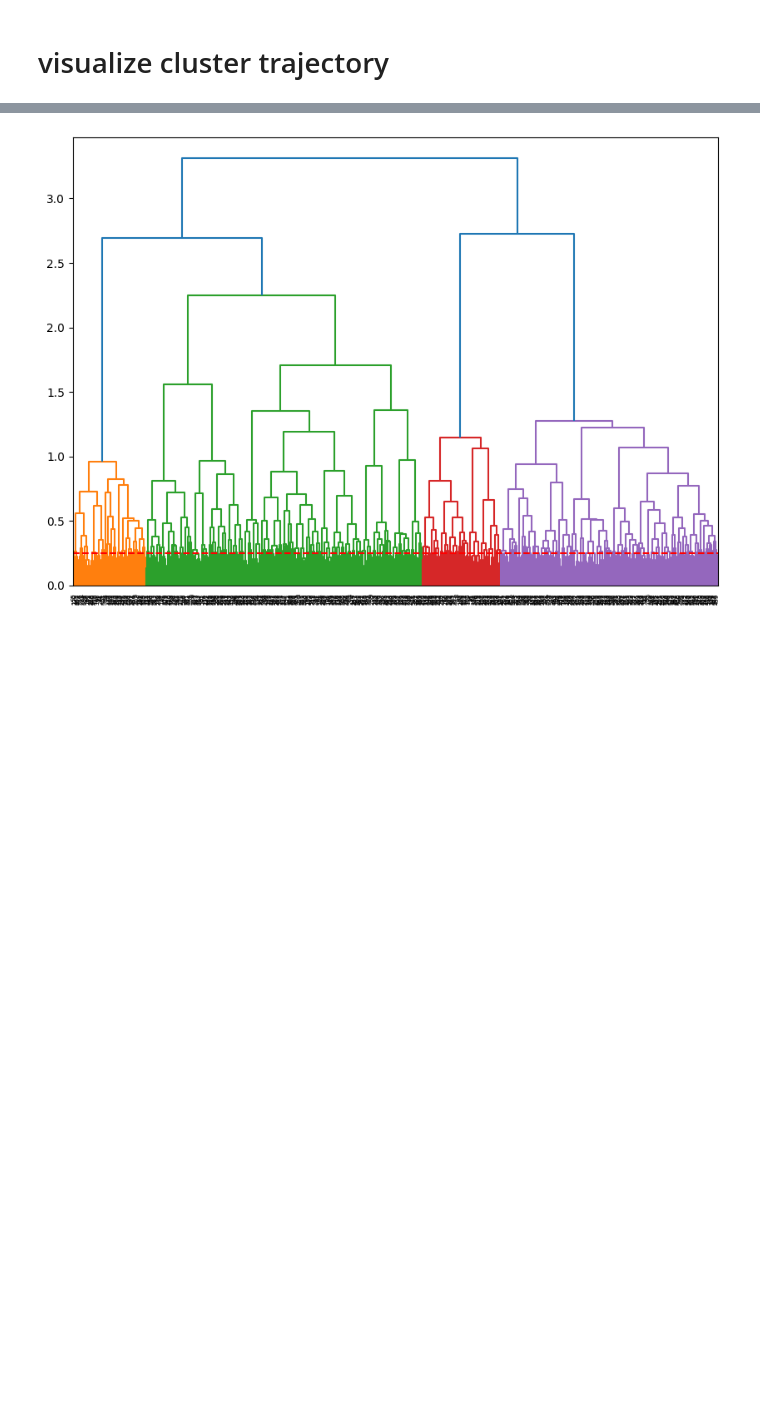
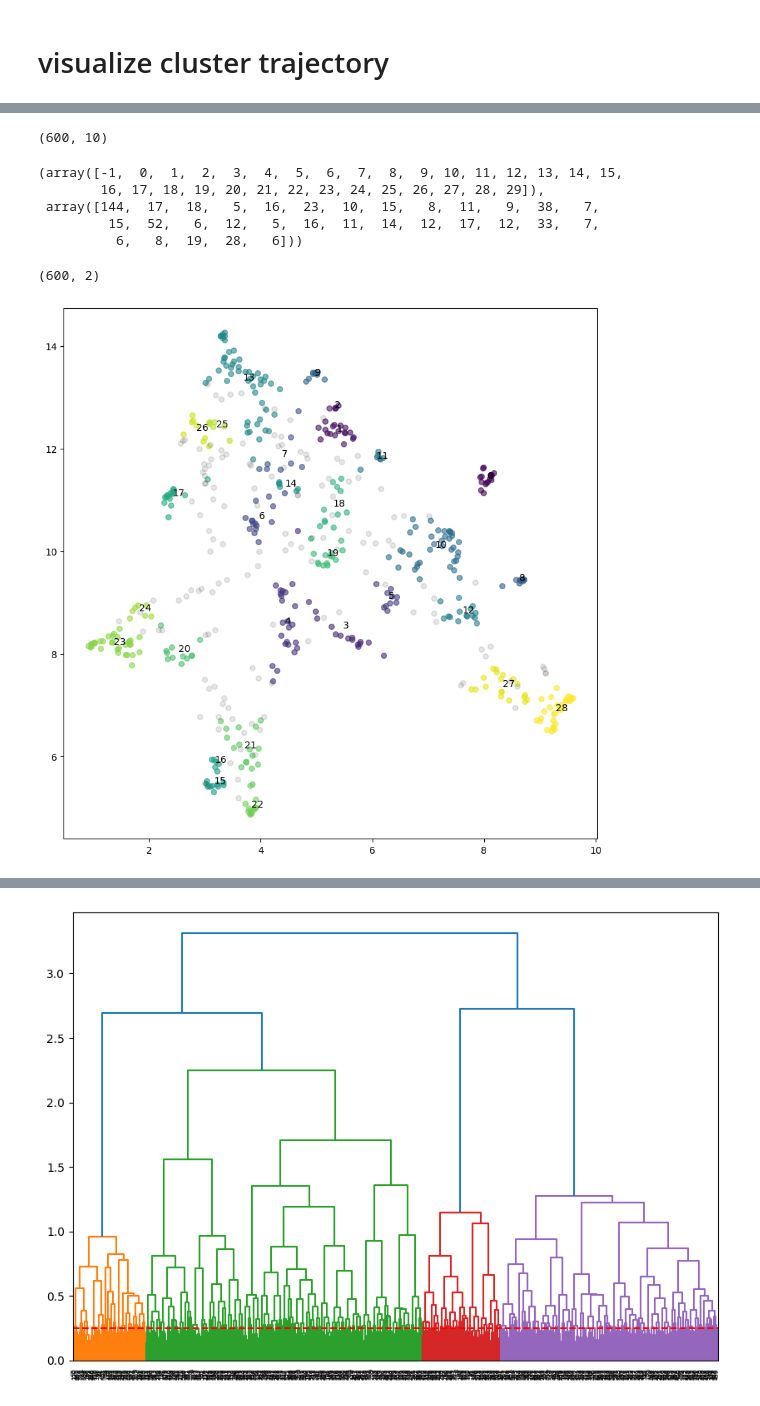
Before and after one commit to stmorse/dtm, a Jupyter notebook: notebooks/sandbox.ipynb, the cells around one changed output, grey strips where cells are left out. Drawn from its saved outputs; the diff is of its cells as text; code cells hidden in the pictures; blank space fills up the shorter version.

```diff
--- a/notebooks/sandbox.ipynb
+++ b/notebooks/sandbox.ipynb
@@ -0,0 +273,6 @@
+# %%
+coi = 0
+
+idx = np.where(hdbs.labels_ == coi)[0]
+for x in idx:
+    print(f'{x} ({x // 50}) ({hdbs.probabilities_[x]:.3f}): {T[x][:5]}')
@@ -17,6 +308,6 @@ model_path = '/sciclone/geograd/stmorse/reddit/mbkm_50/models'
 # %%
 start_year = 2008
-end_year = 2008
+end_year = 2009
 start_month = 1
 end_month = 12
 
@@ -37,0 +339,60 @@ C.shape
+# %%
+u_embedder = umap.UMAP(
+    n_neighbors=15,
+    n_components=10,
+    metric='euclidean',
+    init='spectral',
+    min_dist=0.1,
+    spread=1.0
+)
+
+Cu = u_embedder.fit_transform(C)
+Cu.shape
+# %% [output]
+(600, 10)
+# %%
+# cluster in the lower space
+hdbs = HDBSCAN(
+    min_cluster_size=5,
+    min_samples=None,       # None defaults to min_cluster_size
+    cluster_selection_epsilon=0.0,
+    max_cluster_size=None,
+    metric='euclidean',
+    store_centers='both',   # centroid and medoid
+)
+hdbs.fit(Cu)
+labels = hdbs.labels_
+probs  = hdbs.probabilities_
+# %%
+np.unique(labels, return_counts=True)
+# %% [output]
+(array([-1,  0,  1,  2,  3,  4,  5,  6,  7,  8,  9, 10, 11, 12, 13, 14, 15,
+        16, 17, 18, 19, 20, 21, 22, 23, 24, 25, 26, 27, 28, 29]),
+ array([144,  17,  18,   5,  16,  23,  10,  15,   8,  11,   9,  38,   7,
+         15,  52,   6,  12,   5,  16,  11,  14,  12,  17,  12,  33,   7,
+          6,   8,  19,  28,   6]))
+# %%
+Cu2d = umap.UMAP(n_components=2).fit_transform(C)
+print(Cu2d.shape)
+# %% [output]
+(600, 2)
+# %%
+fig, ax = plt.subplots(1,1, figsize=(10,10))
+
+n_clusters = np.amax(labels)
+colors = plt.cm.viridis(np.linspace(0, 1, n_clusters))
+
+for k in range(n_clusters):
+    idx = np.where(labels == k)[0]
+    ax.scatter(Cu2d[idx,0], Cu2d[idx,1], s=30, c=colors[k], alpha=0.6, label=k)
+
+    centroid = np.average(Cu2d[idx,:], axis=0)
+    ax.text(centroid[0], centroid[1], k)
+
+# plot uncategorized
+idx = np.where(labels == -1)[0]
+ax.scatter(Cu2d[idx, 0], Cu2d[idx, 1], s=30, c='k', alpha=0.1)
+
+plt.show()
+# %% [output]
+[figure, added]
```
Also changed, not shown: parts of 48 cells of this notebook.
